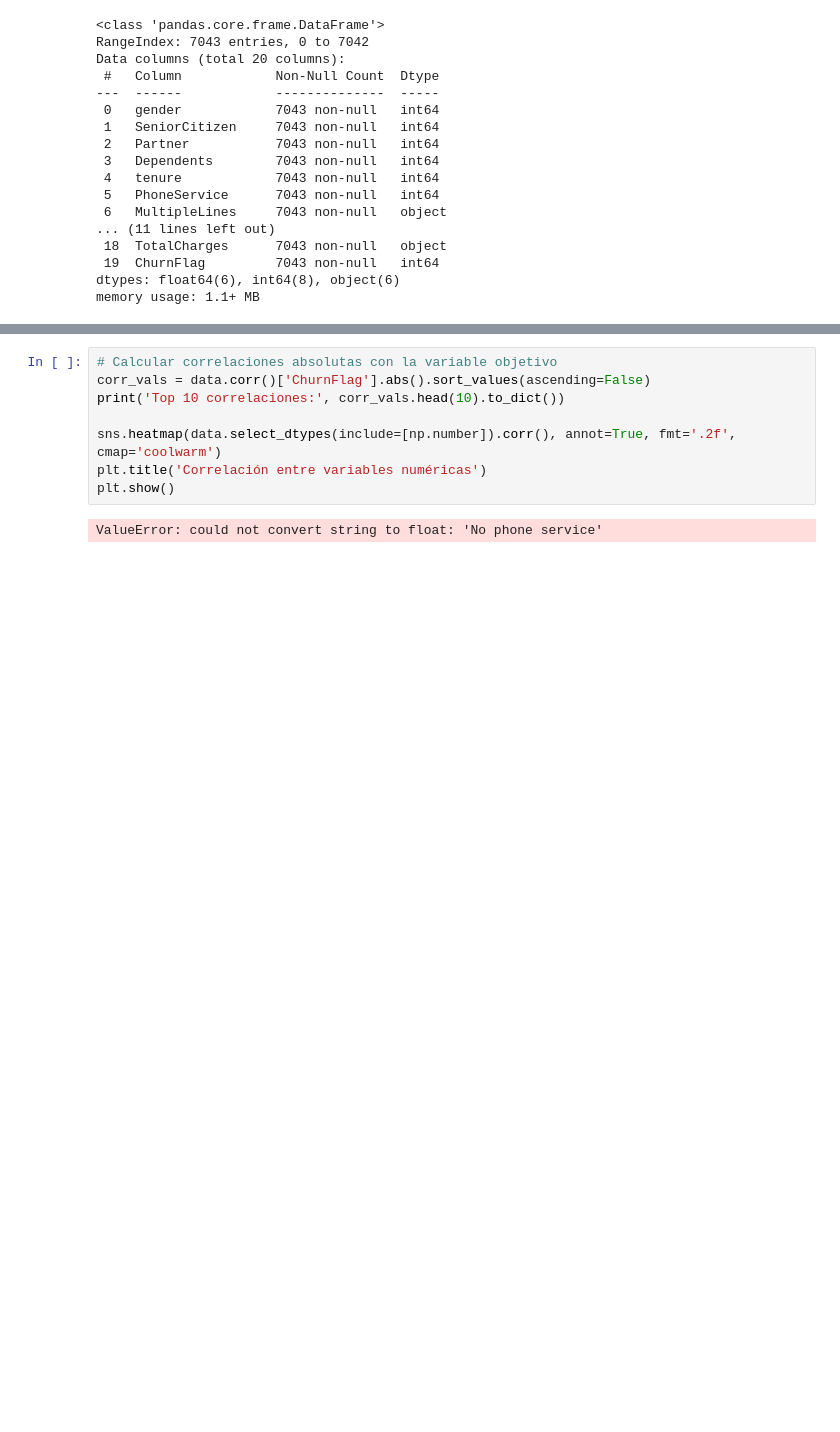
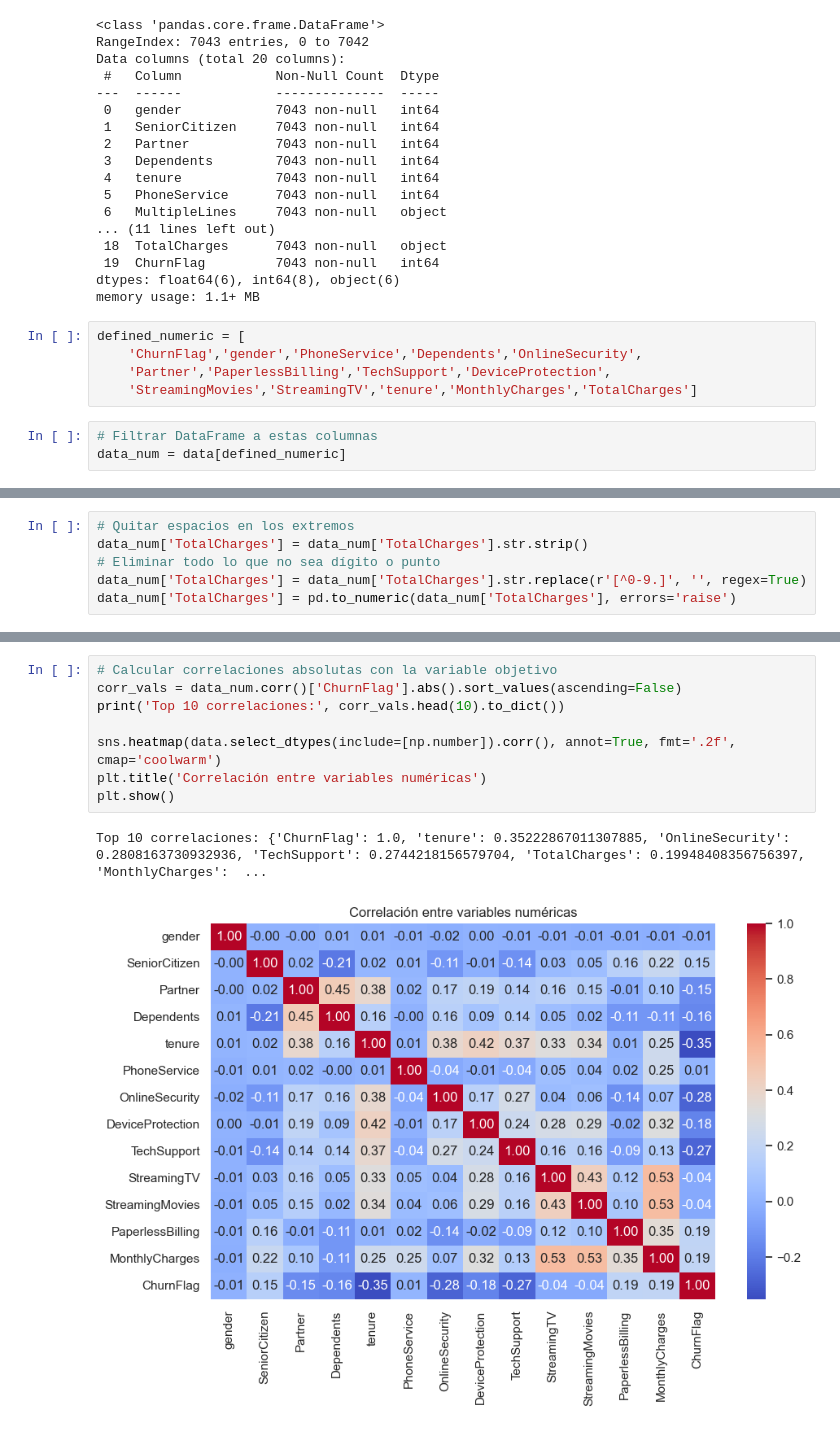
Before and after one commit to alanEmolina/Proyecto-de-IA, a Jupyter notebook: proyecto.ipynb, the cells around one changed output, grey strips where cells are left out. Drawn from its saved outputs; the diff is of its cells as text; blank space fills up the shorter version.

```diff
--- a/proyecto.ipynb
+++ b/proyecto.ipynb
@@ -127,3 +127,11 @@ Data columns (total 20 columns):
  19  ChurnFlag         7043 non-null   int64
 dtypes: float64(6), int64(8), object(6)
 memory usage: 1.1+ MB
+# %%
+defined_numeric = [
+    'ChurnFlag','gender','PhoneService','Dependents','OnlineSecurity',
+    'Partner','PaperlessBilling','TechSupport','DeviceProtection',
+    'StreamingMovies','StreamingTV','tenure','MonthlyCharges','TotalCharges']
+# %%
+# Filtrar DataFrame a estas columnas
+data_num = data[defined_numeric]
@@ -129,0 +158,6 @@ memory usage: 1.1+ MB
+# %%
+# Quitar espacios en los extremos
+data_num['TotalCharges'] = data_num['TotalCharges'].str.strip()
+# Eliminar todo lo que no sea dígito o punto
+data_num['TotalCharges'] = data_num['TotalCharges'].str.replace(r'[^0-9.]', '', regex=True)
+data_num['TotalCharges'] = pd.to_numeric(data_num['TotalCharges'], errors='raise')
@@ -130,10 +180,11 @@ memory usage: 1.1+ MB
 # %%
 # Calcular correlaciones absolutas con la variable objetivo
-corr_vals = data.corr()['ChurnFlag'].abs().sort_values(ascending=False)
+corr_vals = data_num.corr()['ChurnFlag'].abs().sort_values(ascending=False)
 print('Top 10 correlaciones:', corr_vals.head(10).to_dict())
 
 sns.heatmap(data.select_dtypes(include=[np.number]).corr(), annot=True, fmt='.2f', cmap='coolwarm')
 plt.title('Correlación entre variables numéricas')
 plt.show()
 # %% [output]
-ValueError: could not convert string to float: 'No phone service'
+Top 10 correlaciones: {'ChurnFlag': 1.0, 'tenure': 0.35222867011307885, 'OnlineSecurity': 0.2808163730932936, 'TechSupport': 0.2744218156579704, 'TotalCharges': 0.19948408356756397, 'MonthlyCharges':  ...
+[figure, added]
```
Also changed, not shown: parts of 2 cells of this notebook.
